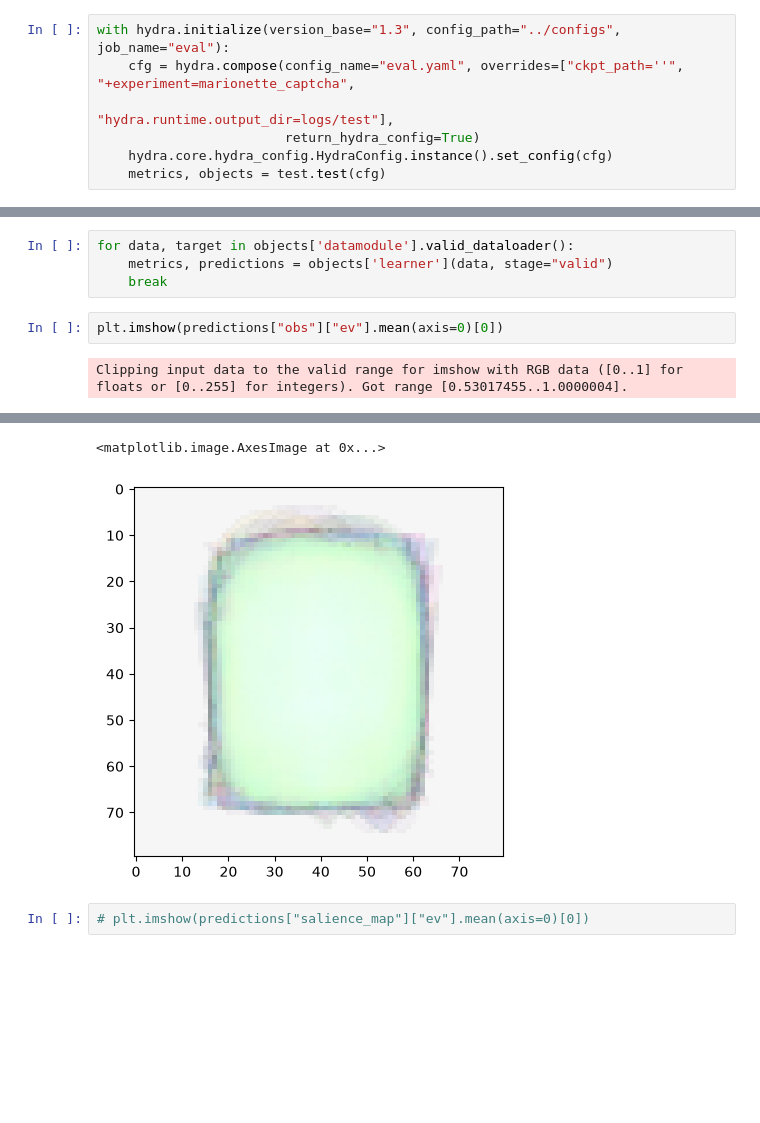
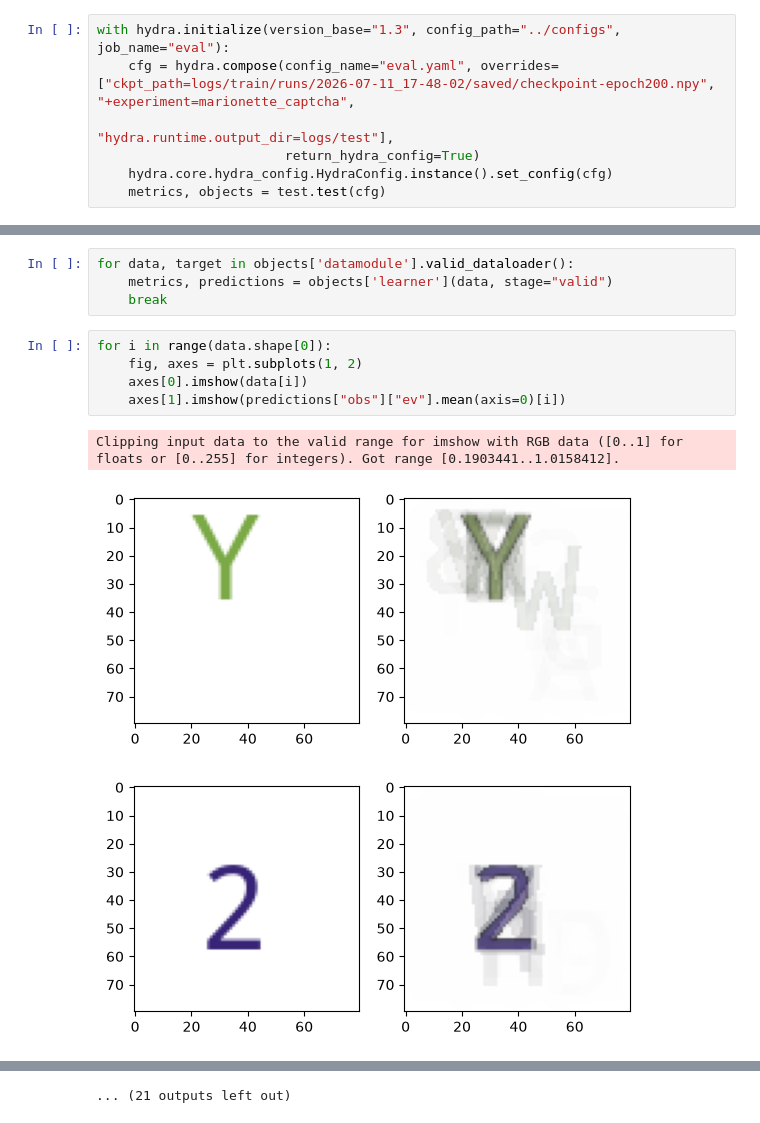
Before and after one commit to esennesh/captcha-numpyro, a Jupyter notebook: notebooks/captcha1-marionette.ipynb, the cells around one changed output, grey strips where cells are left out. Saved outputs shown, nothing was run; the diff lists cells and outputs as text; blank space fills up the shorter version.

Commit message:
notebooks.captcha1-marionette: kinda start converging before posterior collapse
Signed-off-by: Eli Sennesh <elisennesh@astera.org>

```diff
--- a/notebooks/captcha1-marionette.ipynb
+++ b/notebooks/captcha1-marionette.ipynb
@@ -16,7 +16,7 @@ import sys
 from src import test, train
 # %%
 with hydra.initialize(version_base="1.3", config_path="../configs", job_name="eval"):
-    cfg = hydra.compose(config_name="eval.yaml", overrides=["ckpt_path=''", "+experiment=marionette_captcha",
+    cfg = hydra.compose(config_name="eval.yaml", overrides=["ckpt_path=logs/train/runs/2026-07-11_17-48-02/saved/checkpoint-epoch200.npy", "+experiment=marionette_captcha",
                                                             "hydra.runtime.output_dir=logs/test"],
                         return_hydra_config=True)
     hydra.core.hydra_config.HydraConfig.instance().set_config(cfg)
@@ -41,6 +35,11 @@ for data, target in objects['datamodule'].valid_dataloader():
     metrics, predictions = objects['learner'](data, stage="valid")
     break
 # %%
-plt.imshow(predictions["obs"]["ev"].mean(axis=0)[0])
+for i in range(data.shape[0]):
+    fig, axes = plt.subplots(1, 2)
+    axes[0].imshow(data[i])
+    axes[1].imshow(predictions["obs"]["ev"].mean(axis=0)[i])
 # %% [output]
-Clipping input data to the valid range for imshow with RGB data ([0..1] for floats or [0..255] for integers). Got range [0.53017455..1.0000004].
+Clipping input data to the valid range for imshow with RGB data ([0..1] for floats or [0..255] for integers). Got range [0.1903441..1.0158412].
+[figure, new version]
+[figure, added]
@@ -47,4 +55 @@ Clipping input data to the valid range for imshow with RGB data ([0..1] for floa
-<matplotlib.image.AxesImage at 0x...>
+... (21 outputs left out)
-[figure, old version]
-# %%
-# plt.imshow(predictions["salience_map"]["ev"].mean(axis=0)[0])
```
Also changed, not shown: parts of 5 cells of this notebook, 3 other files.
